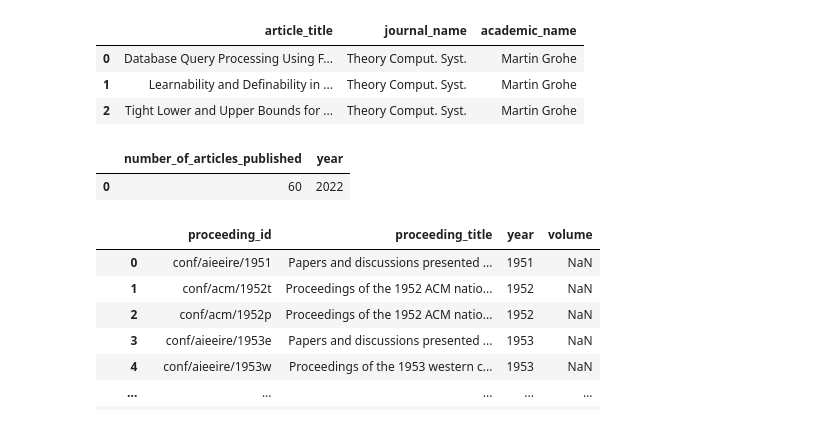
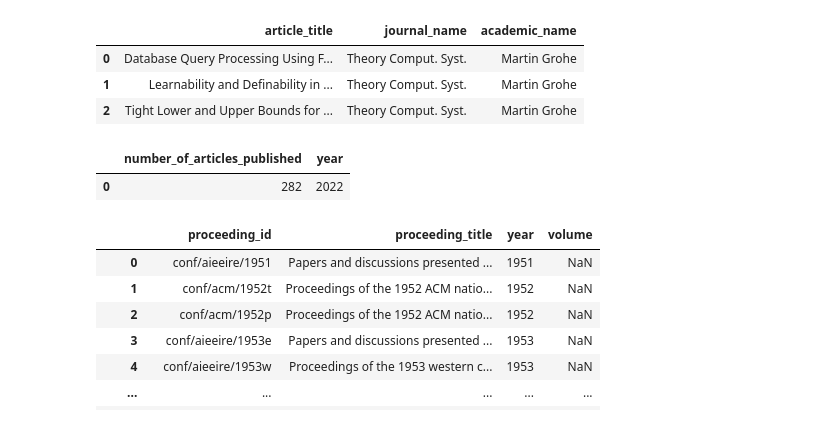
Before and after one commit to OGnTn/daos_project, a Jupyter notebook: duck_queries.ipynb, the cells around one changed output. Drawn from its saved outputs; the diff is of its cells as text; code cells hidden in the pictures.

```diff
--- a/duck_queries.ipynb
+++ b/duck_queries.ipynb
@@ -82,11 +82,11 @@ duckdb.query(queryE2_1).to_df()
 | 1 | Learnability and Definability in ... | Theory Comput. Syst. | Martin Grohe |
 | 2 | Tight Lower and Upper Bounds for ... | Theory Comput. Syst. | Martin Grohe |
 # %%
-queryM1 = "SELECT COUNT(year) as number_of_articles_published, year FROM booktitle JOIN booktitle_improceeding ON booktitle_improceeding.booktitle_id=booktitle.booktitle_id JOIN improceeding ON improceeding.improceeding_id=booktitle_improceeding.improceeding_id WHERE booktitle.booktitle_name='SIGMOD' AND year='2022' GROUP BY year"
+queryM1 = "SELECT COUNT(year) as number_of_articles_published, year FROM booktitle JOIN booktitle_improceeding ON booktitle_improceeding.booktitle_id=booktitle.booktitle_id JOIN improceeding ON improceeding.improceeding_id=booktitle_improceeding.improceeding_id WHERE lower(booktitle.booktitle_name) LIKE '%sigmod%' AND year='2022' GROUP BY year"
 duckdb.query(queryM1).to_df()
 # %% [output]
 |  | number_of_articles_published | year |
-| 0 | 60 | 2022 |
+| 0 | 282 | 2022 |
 # %%
 queryM2 = "Select * FROM proceeding ORDER BY proceeding.year"
 duckdb.query(queryM2).to_df()
```
Also changed, not shown: parts of 4 cells of this notebook.
